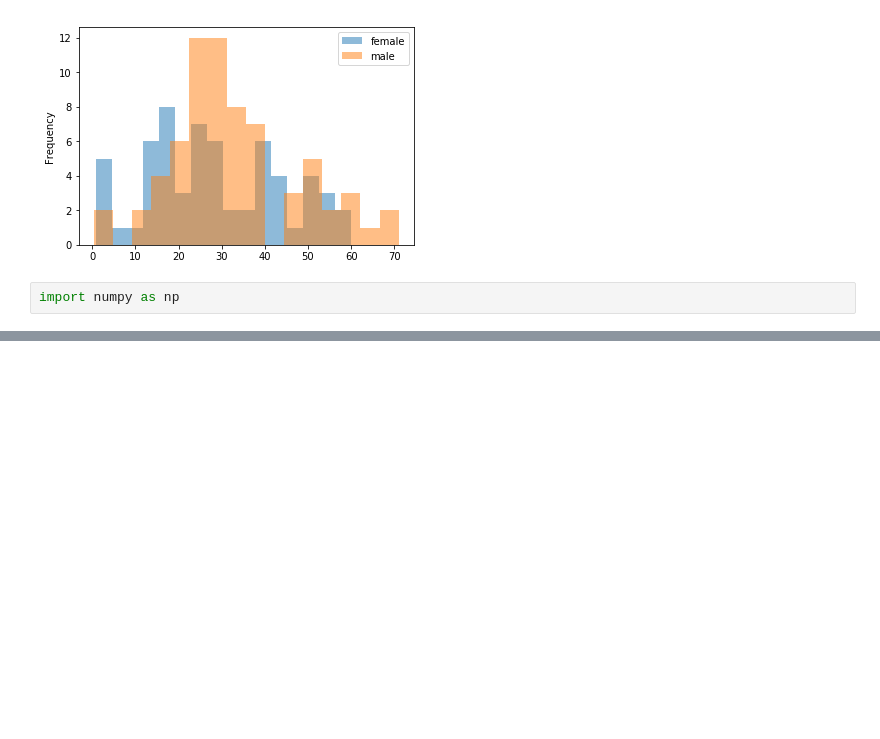
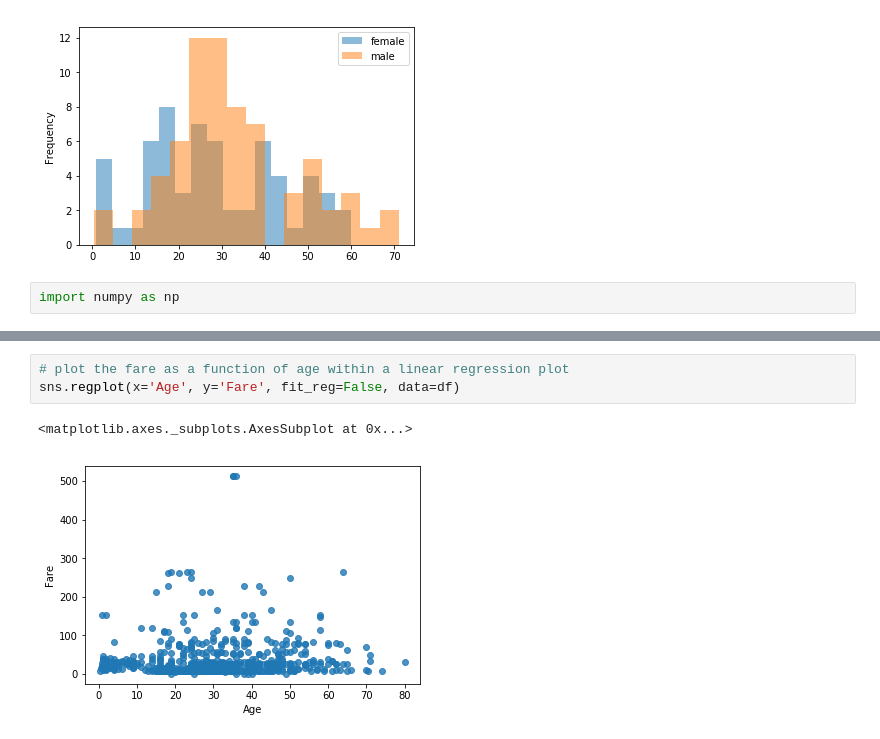
Before and after one commit to C3NZ/DS-notebooks, a Jupyter notebook: notebooks/Titanic.ipynb, the cells around one changed output, grey strips where cells are left out. Saved outputs shown, nothing was run; the diff lists cells and outputs as text; blank space fills up the shorter version.

```diff
--- a/notebooks/Titanic.ipynb
+++ b/notebooks/Titanic.ipynb
@@ -207,0 +225,6 @@ Name: Age, Length: 168, dtype: float64
+# %%
+# plot the fare as a function of age within a linear regression plot
+sns.regplot(x='Age', y='Fare', fit_reg=False, data=df)
+# %% [output]
+<matplotlib.axes._subplots.AxesSubplot at 0x...>
+[figure, added]
```
Also changed, not shown: parts of 36 cells of this notebook, 7 other files.
